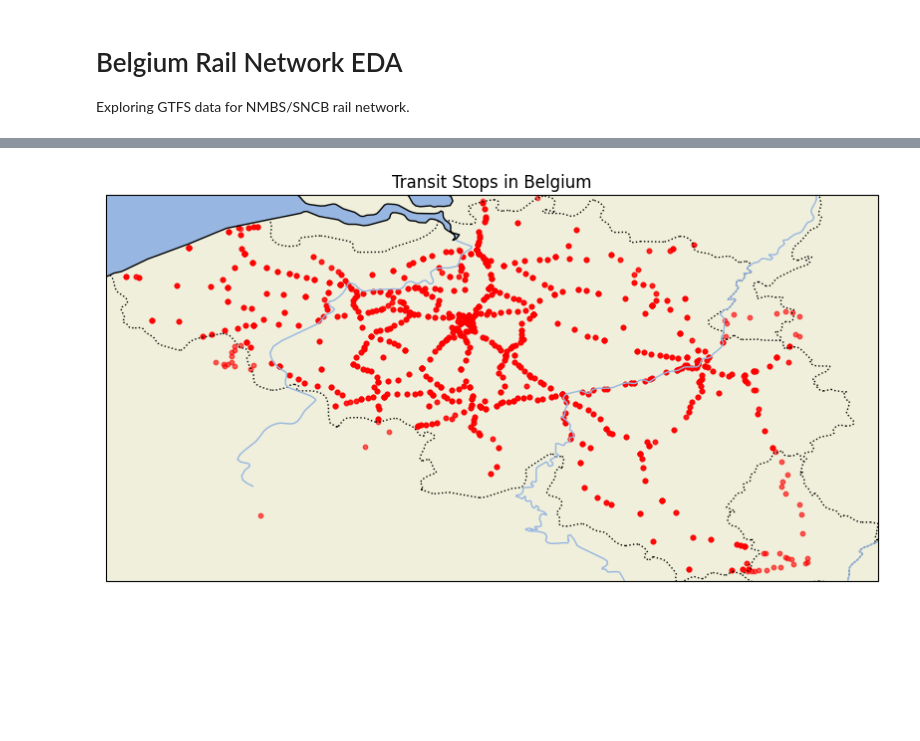
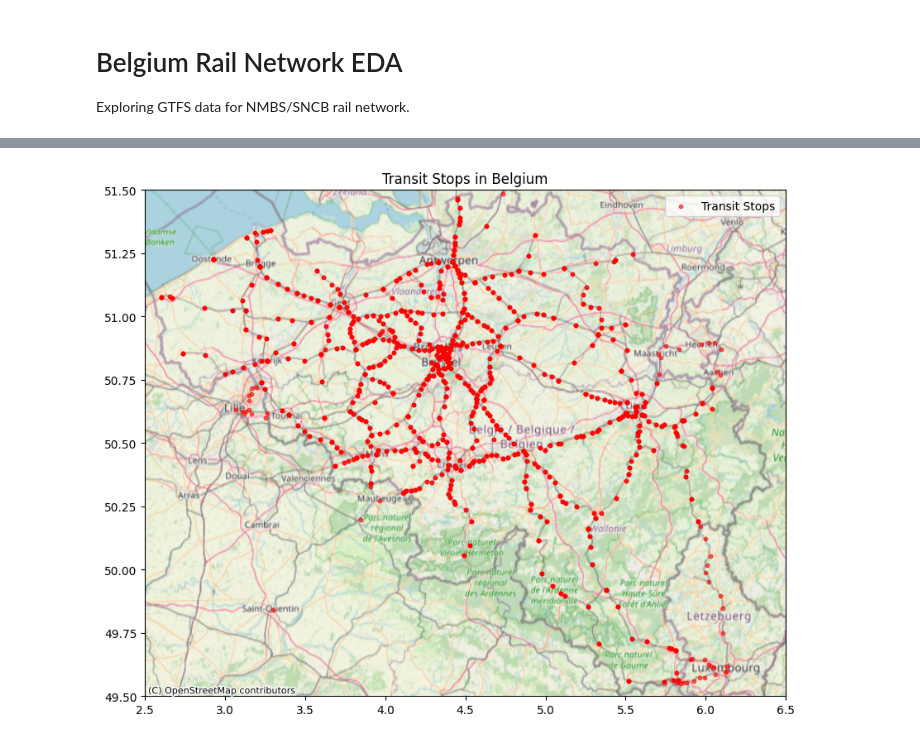
Before and after one commit to Praneesh-Sharma/belgium-rail-gtfs, a Jupyter notebook: eda_v2.ipynb, the cells around one changed output, grey strips where cells are left out. Drawn from its saved outputs; the diff is of its cells as text; code cells hidden in the pictures; blank space fills up the shorter version.

Commit message:
code to plot stops and routes

```diff
--- a/eda_v2.ipynb
+++ b/eda_v2.ipynb
@@ -31,30 +36,29 @@ Map saved as 'belgium_stations_map.html'. Open it in a browser!
-# %%
-from partridge import load_feed
-import matplotlib.pyplot as plt
-import pandas as pd
-import cartopy.crs as ccrs
-import cartopy.feature as cfeature
-
-gtfs_path = "data"  # Path to your data folder
-feed = load_feed(gtfs_path)
-stops = feed.stops
-
-# Create a map centered on Belgium
-plt.figure(figsize=(10, 10))
-ax = plt.axes(projection=ccrs.PlateCarree())
-ax.set_extent([2.5, 6.5, 49.5, 51.5])  # Belgium bounds (lon, lat)
-
-# Add map features
-ax.add_feature(cfeature.LAND)
-ax.add_feature(cfeature.OCEAN)
-ax.add_feature(cfeature.COASTLINE)
-ax.add_feature(cfeature.BORDERS, linestyle=':')
-ax.add_feature(cfeature.RIVERS)
-
-# Plot stops
-ax.scatter(stops["stop_lon"], stops["stop_lat"], s=10, c="red", alpha=0.6, transform=ccrs.PlateCarree())
-
-plt.title("Transit Stops in Belgium")
-plt.show()  # This will display the static map with stops overlaid in the notebook
-# %% [output]
-[figure, removed]
+# %%
+gtfs_path = "data"  # Path to your data folder
+feed = load_feed(gtfs_path)
+stops = feed.stops
+
+# Convert stops to GeoDataFrame
+gdf = gpd.GeoDataFrame(
+    stops,
+    geometry=gpd.points_from_xy(stops["stop_lon"], stops["stop_lat"])
+)
+gdf = gdf.set_crs("EPSG:4326")
+
+# Define Belgium bounds (approximate in WGS84)
+minx, maxx, miny, maxy = 2.5, 6.5, 49.5, 51.5  # Lon, Lon, Lat, Lat for Belgium
+
+# Create a plot with bounds
+fig, ax = plt.subplots(figsize=(10, 10))
+gdf.plot(ax=ax, color="red", markersize=10, alpha=0.6, label="Transit Stops")
+
+# Add basemap with Belgium bounds
+ctx.add_basemap(ax, crs=gdf.crs.to_string(), source=ctx.providers.OpenStreetMap.Mapnik, zoom=8)
+ax.set_xlim(minx, maxx)
+ax.set_ylim(miny, maxy)
+
+plt.title("Transit Stops in Belgium")
+plt.legend()
+plt.show()  # This will display a static map showing only the Belgian region with stops overlaid
+# %% [output]
+[figure, added]
```
Also changed, not shown: parts of 7 cells of this notebook.
